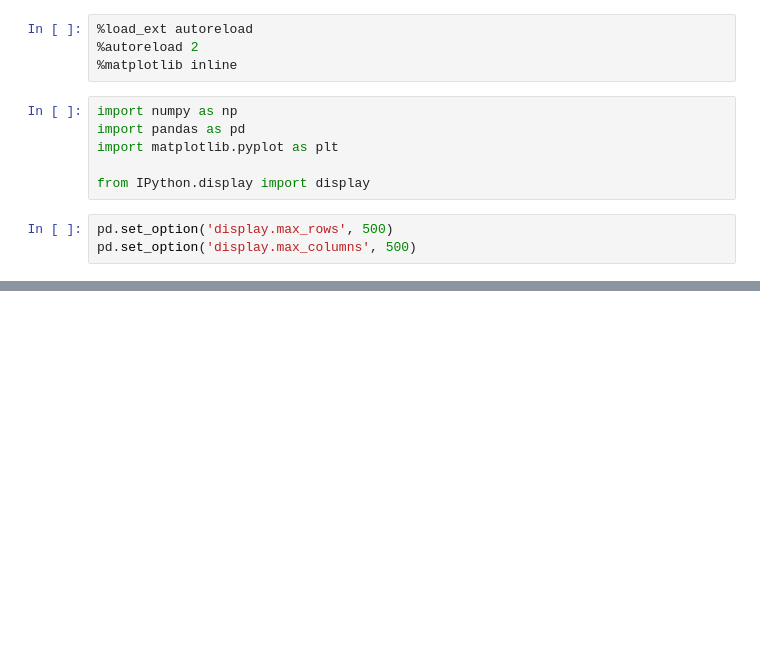
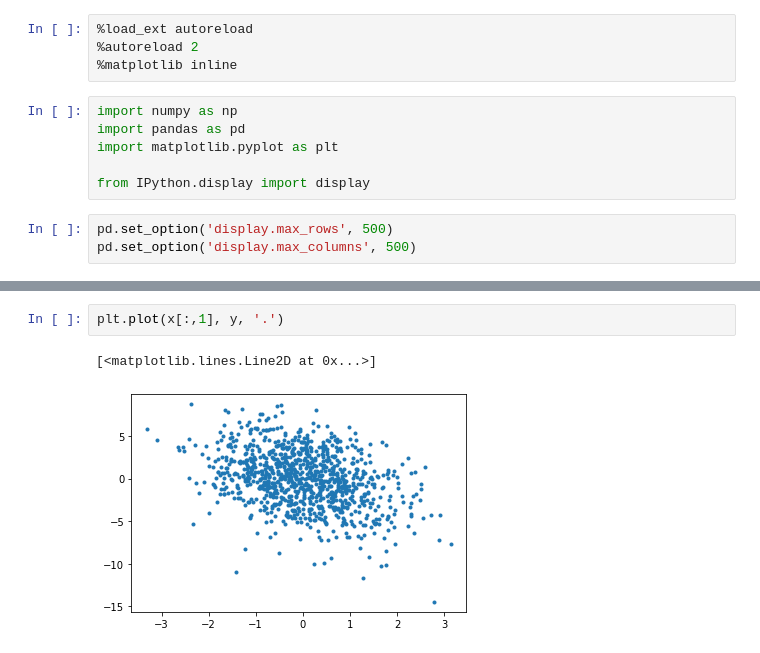
Before and after one commit to AstraZeneca-NGS/LogMl, a Jupyter notebook: notebooks/LogMl_example.ipynb, the cells around one changed output, grey strips where cells are left out. Cells and saved outputs as stored; diff of their text form; blank space fills up the shorter version.

```diff
--- a/notebooks/LogMl_example.ipynb
+++ b/notebooks/LogMl_example.ipynb
@@ -59,0 +25,5 @@ pd.set_option('display.max_columns', 500)
+# %%
+plt.plot(x[:,1], y, '.')
+# %% [output]
+[<matplotlib.lines.Line2D at 0x...>]
+[figure, added]
```
Also changed, not shown: parts of 7 cells of this notebook, 3 other files.
